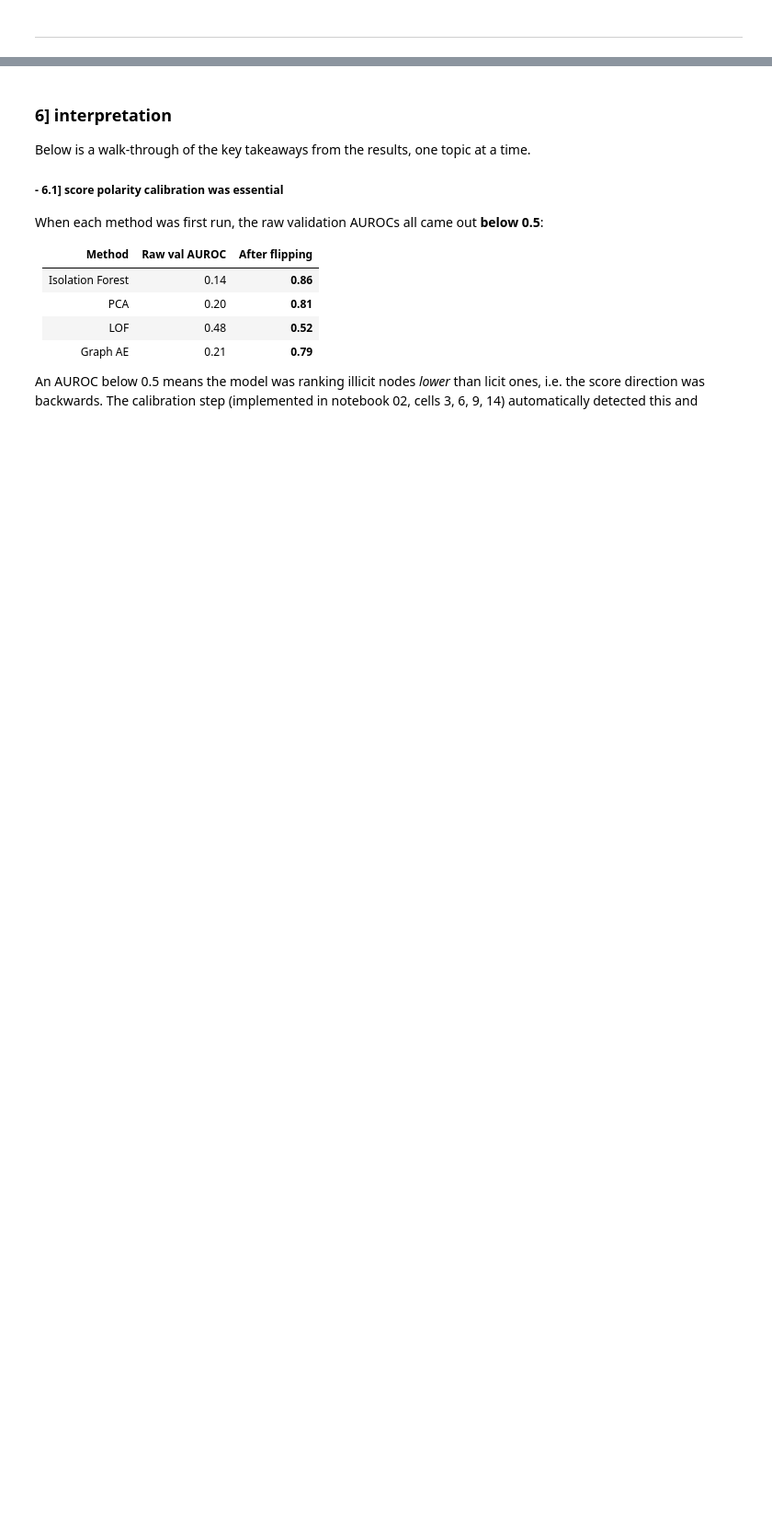
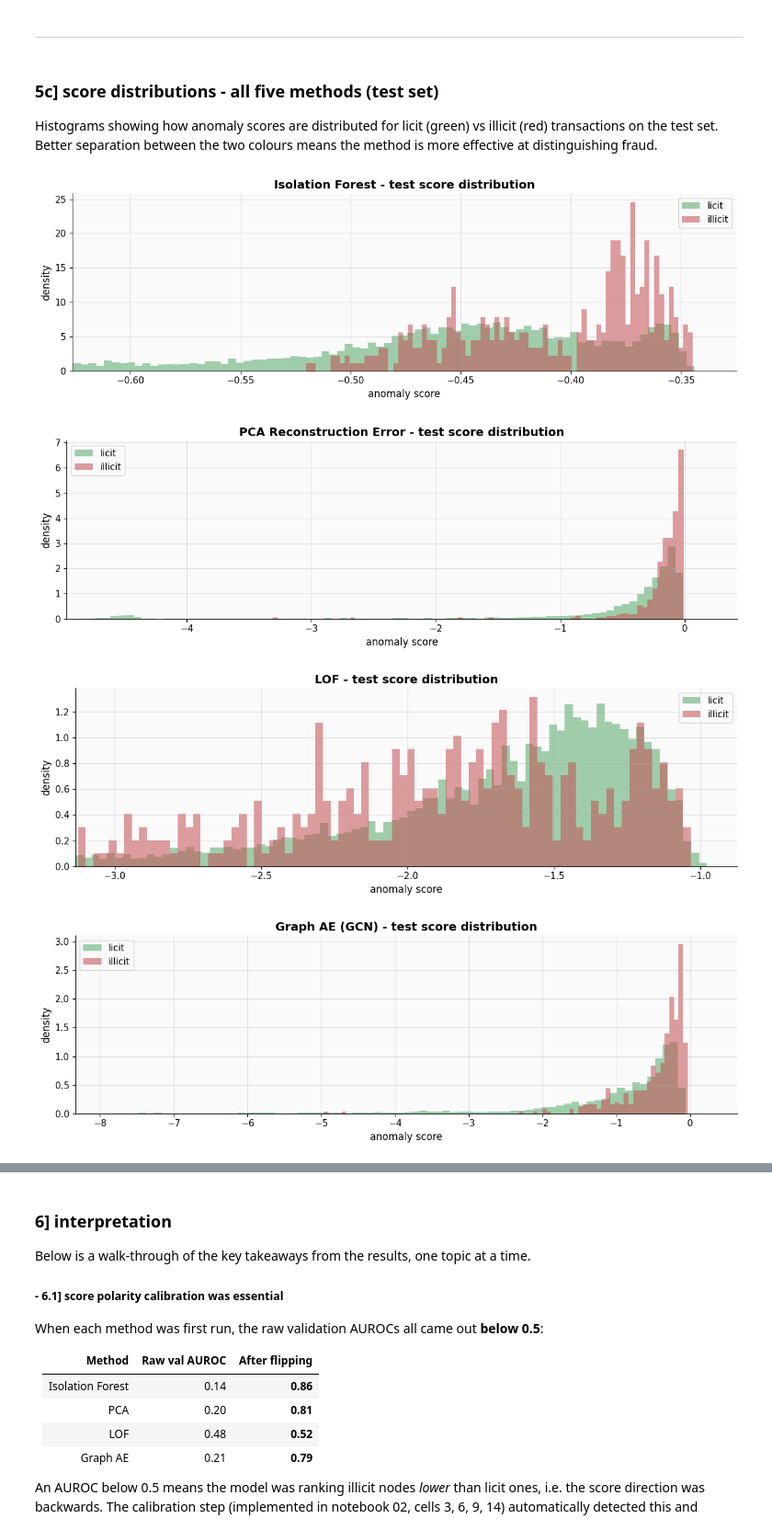
Before and after one commit to saaachis/unsupervised-graph-fraud-detection-bitcoin, a Jupyter notebook: notebooks/03_report_and_interpretation.ipynb, the cells around one changed output, grey strips where cells are left out. Shown at 92% size. Saved outputs shown, nothing was run; the diff lists cells and outputs as text; code cells hidden in the pictures; blank space fills up the shorter version.

```diff
--- a/notebooks/03_report_and_interpretation.ipynb
+++ b/notebooks/03_report_and_interpretation.ipynb
@@ -261,3 +351,44 @@ plt.show()
 [figure]
 # %% [markdown]
 ***
+# %% [markdown]
+### 5c] score distributions - all five methods (test set)
+
+Histograms showing how anomaly scores are distributed for licit (green) vs illicit (red) transactions on the test set. Better separation between the two colours means the method is more effective at distinguishing fraud.
+# %%
+pca_score = np.asarray(E['pca_anomaly_score'], dtype=np.float64)
+lof_score = np.asarray(E['lof_anomaly_score'], dtype=np.float64)
+ens_score = np.asarray(E['ensemble_score'], dtype=np.float64)
+
+score_sets = [
+    ('Isolation Forest', anomaly_score),
+    ('PCA Reconstruction Error', pca_score),
+    ('LOF', lof_score),
+    ('Graph AE (GCN)', graph_anomaly_score),
+    ('Ensemble (avg rank)', ens_score),
+]
+
+for name, scores in score_sets:
+    fig, ax = plt.subplots(figsize=(12, 4))
+    s = scores[m_test]
+    lo, hi = np.percentile(s, 5), np.percentile(s, 99)
+    margin = (hi - lo) * 0.1
+    view_lo, view_hi = lo - margin, hi + margin
+    mask_view = (s >= view_lo) & (s <= view_hi)
+    s_clip = s[mask_view]
+    y_clip = y_t[mask_view]
+    ax.hist(s_clip[y_clip == 0], bins=80, alpha=0.55, color='#55a868', density=True, label='licit')
+    ax.hist(s_clip[y_clip == 1], bins=80, alpha=0.55, color='#c44e52', density=True, label='illicit')
+    ax.set_xlim(view_lo, view_hi)
+    ax.set_title(f'{name} - test score distribution', fontsize=14, fontweight='bold')
+    ax.set_xlabel('anomaly score', fontsize=12)
+    ax.set_ylabel('density', fontsize=12)
+    ax.legend(fontsize=11)
+    ax.tick_params(labelsize=11)
+    plt.tight_layout()
+    plt.show()
+# %% [output]
+[figure, added]
+[figure, added]
+[figure, added]
+[figure, added]
```
Also changed, not shown: parts of 18 cells of this notebook.
